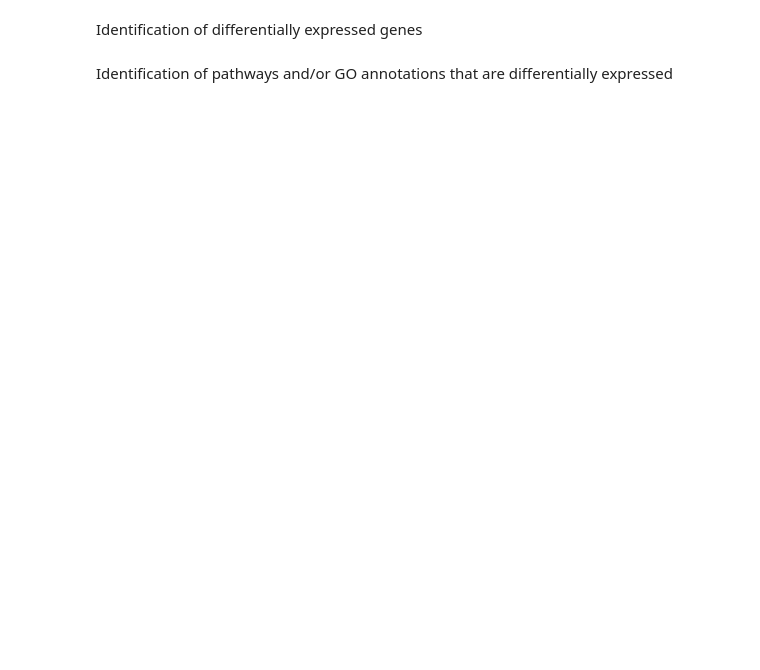
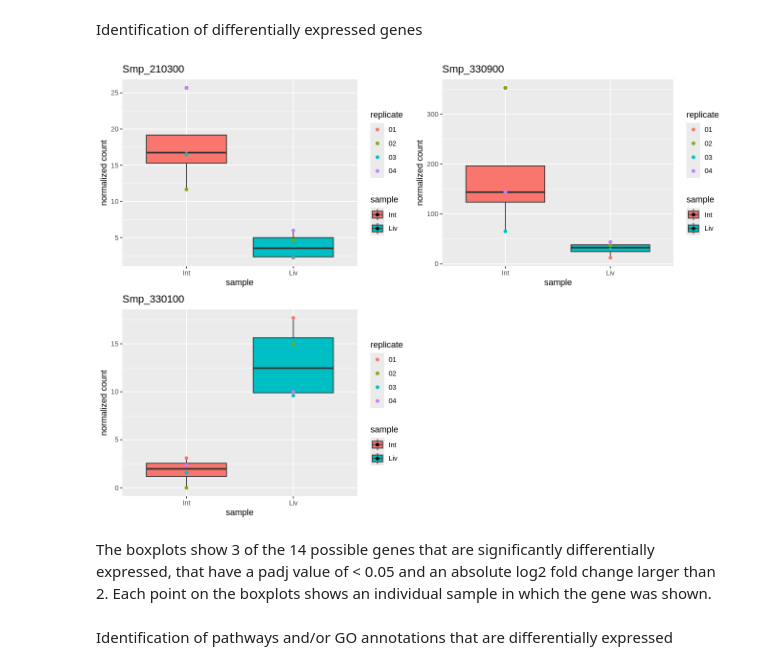
Before and after one commit to waldhacw6865/schistosoma-RNA-SEQ, a Jupyter notebook: Notebook/manuscript.ipynb, the cells around one changed output. Saved outputs shown, nothing was run; the diff lists cells and outputs as text; code cells hidden in the pictures; blank space fills up the shorter version.

```diff
--- a/Notebook/manuscript.ipynb
+++ b/Notebook/manuscript.ipynb
@@ -24,4 +85,50 @@ Error:
 # %% [markdown]
 Identification of differentially expressed genes
+# %%
+norm_counts <- read_csv('/data/classes/2025/spring/biol443/course_files/rnaseq_data/deseq_norm_counts.csv', show_col_types = FALSE)
+degs <- read_csv('/data/classes/2025/spring/biol443/course_files/rnaseq_data/deseq_results.csv', show_col_types = FALSE)
+
+degs_filtered <- degs |>
+    filter(padj <= 0.05) |>
+    filter(abs(log2FoldChange) > 2)
+
+norm_counts_filtered <- norm_counts |>
+    filter(gene_id %in% degs_filtered$gene_id)
+
+norm_counts_filtered_long <- norm_counts_filtered |>
+    pivot_longer(-gene_id, names_to = 'sample', values_to = 'norm_count') |>
+    mutate(sample = str_remove(sample, "_S[0-9]{2}_L005")) |>
+    separate(sample, c('sample', 'replicate'), "-")
+
+plot1 <- norm_counts_filtered_long |>
+    filter(gene_id == 'Smp_210300') |>
+    ggplot(aes(x = sample, y = norm_count, fill = sample)) +
+    geom_boxplot() +
+    geom_point(aes(color = replicate)) +
+    ggtitle("Smp_210300") +
+    labs(y = "normalized count")
+
+plot2 <- norm_counts_filtered_long |>
+    filter(gene_id == 'Smp_330900') |>
+    ggplot(aes(x = sample, y = norm_count, fill = sample)) +
+    geom_boxplot() +
+    geom_point(aes(color = replicate)) +
+    ggtitle("Smp_330900") +
+    labs(y = "normalized count")
+
+plot3 <- norm_counts_filtered_long |>
+    filter(gene_id == 'Smp_330100') |>
+    ggplot(aes(x = sample, y = norm_count, fill = sample)) +
+    geom_boxplot() +
+    geom_point(aes(color = replicate)) +
+    ggtitle("Smp_330100") +
+    labs(y = "normalized count")
+
+options(repr.plot.width = 11, repr.plot.height = 8)
+grid.arrange(plot1, plot2, plot3, nrow = 2)
+# %% [output]
+[figure, added]
+# %% [markdown]
+The boxplots show 3 of the 14 possible genes that are significantly differentially expressed, that have a padj value of < 0.05 and an absolute log2 fold change larger than 2. Each point on the boxplots shows an individual sample in which the gene was shown.
 # %% [markdown]
 Identification of pathways and/or GO annotations that are differentially expressed
```
Also changed, not shown: parts of 5 cells of this notebook, 1 other file.
